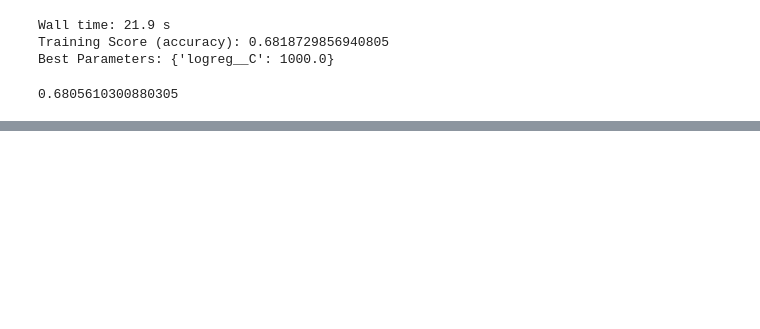
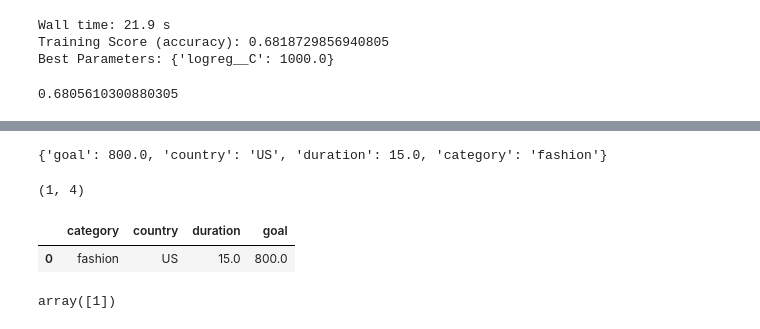
Before and after one commit to BW-Kickstarter-Success-Oct2019/DS, a Jupyter notebook: notebooks/3_han_model_logreg_no_text.ipynb, the cells around one changed output, grey strips where cells are left out. Drawn from its saved outputs; the diff is of its cells as text; code cells hidden in the pictures; blank space fills up the shorter version.

Commit message:
function test model api

```diff
--- a/notebooks/3_han_model_logreg_no_text.ipynb
+++ b/notebooks/3_han_model_logreg_no_text.ipynb
@@ -152,0 +159,25 @@ pickle.dump(model, open(filename, 'wb'))
+# %%
+import json
+test1 = '''{"name": "asdfasdfasdf", "blurb": "asdfasdfasdfadsdfasdfadfasdf", "goal": 800.0, "country": "US", "duration":15.0, "category": "fashion"}'''
+test2 = '''{"goal": 800.0, "country": "US", "duration":15.0, "category": "fashion"}'''
+# %%
+test1j = json.loads(test2)
+# %%
+test1j
+# %% [output]
+{'goal': 800.0, 'country': 'US', 'duration': 15.0, 'category': 'fashion'}
+# %%
+test1df = pd.DataFrame.from_records(test1j, index=[0])
+# %%
+test1df.shape
+# %% [output]
+(1, 4)
+# %%
+test1df
+# %% [output]
+|  | category | country | duration | goal |
+| 0 | fashion | US | 15.0 | 800.0 |
+# %%
+model.predict(test1df.to_numpy())
+# %% [output]
+array([1])
```
Also changed, not shown: parts of 3 cells of this notebook, 7 other files.
